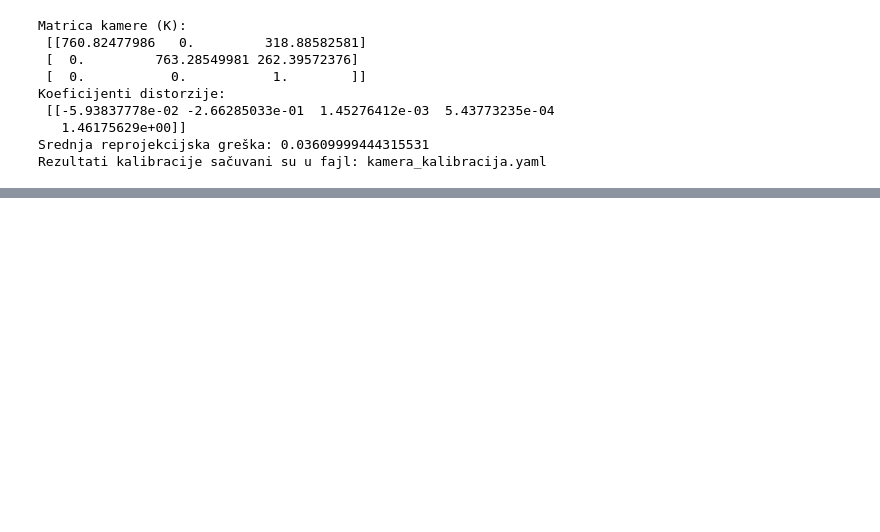
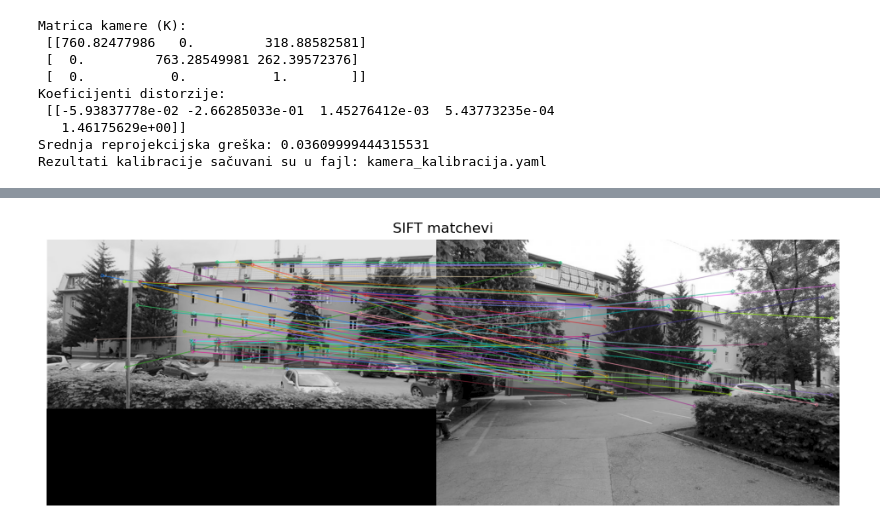
Before and after one commit to selmagolos/ORB-algorithm, a Jupyter notebook: kalibracija.ipynb, the cells around one changed output, grey strips where cells are left out. Saved outputs shown, nothing was run; the diff lists cells and outputs as text; code cells hidden in the pictures; blank space fills up the shorter version.

```diff
--- a/kalibracija.ipynb
+++ b/kalibracija.ipynb
@@ -106,0 +139,7 @@ plt.imshow(img2_2), plt.show()
+# %%
+img_matches = cv.drawMatches(img1, kp1, img3, kp3, good, None, flags=cv.DrawMatchesFlags_NOT_DRAW_SINGLE_POINTS)
+plt.figure(figsize=(12, 6))
+plt.imshow(img_matches), plt.title("SIFT matchevi"), plt.axis("off")
+plt.show()
+# %% [output]
+[figure, added]
```
Also changed, not shown: parts of 3 cells of this notebook.
